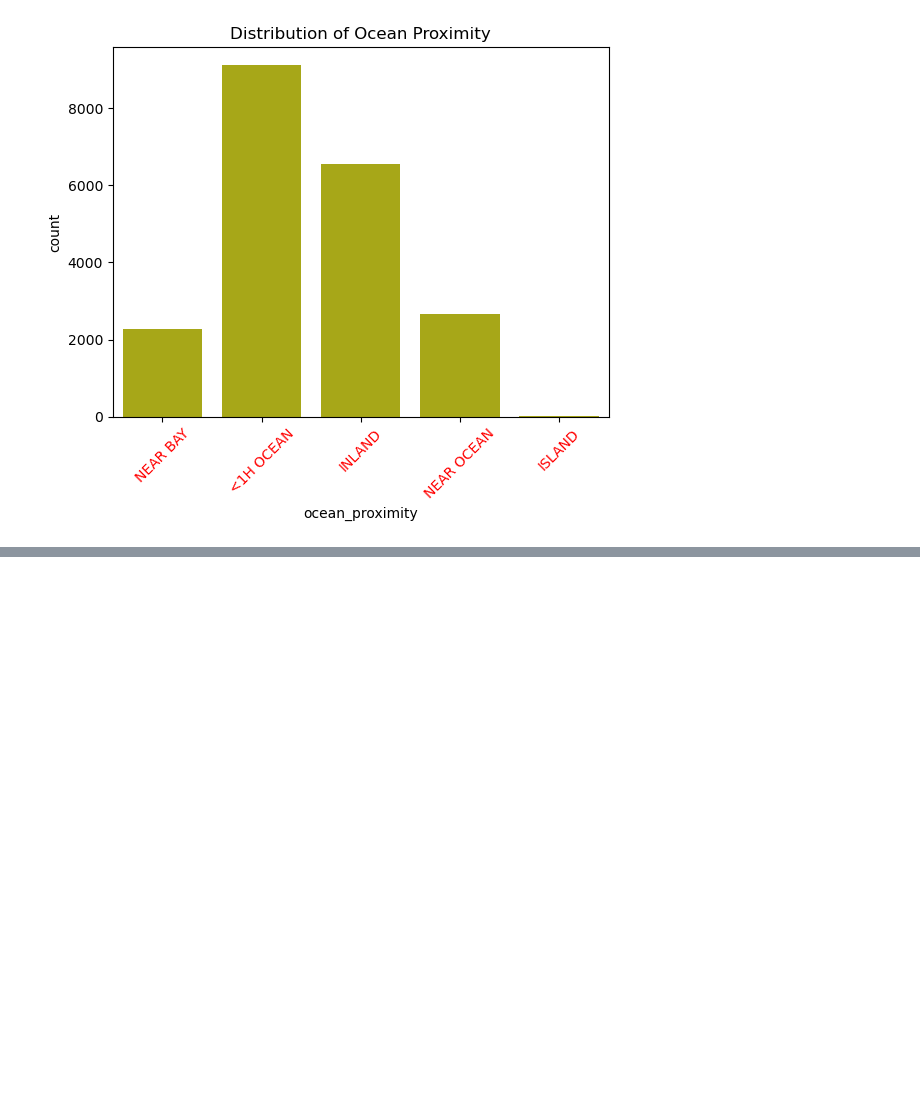
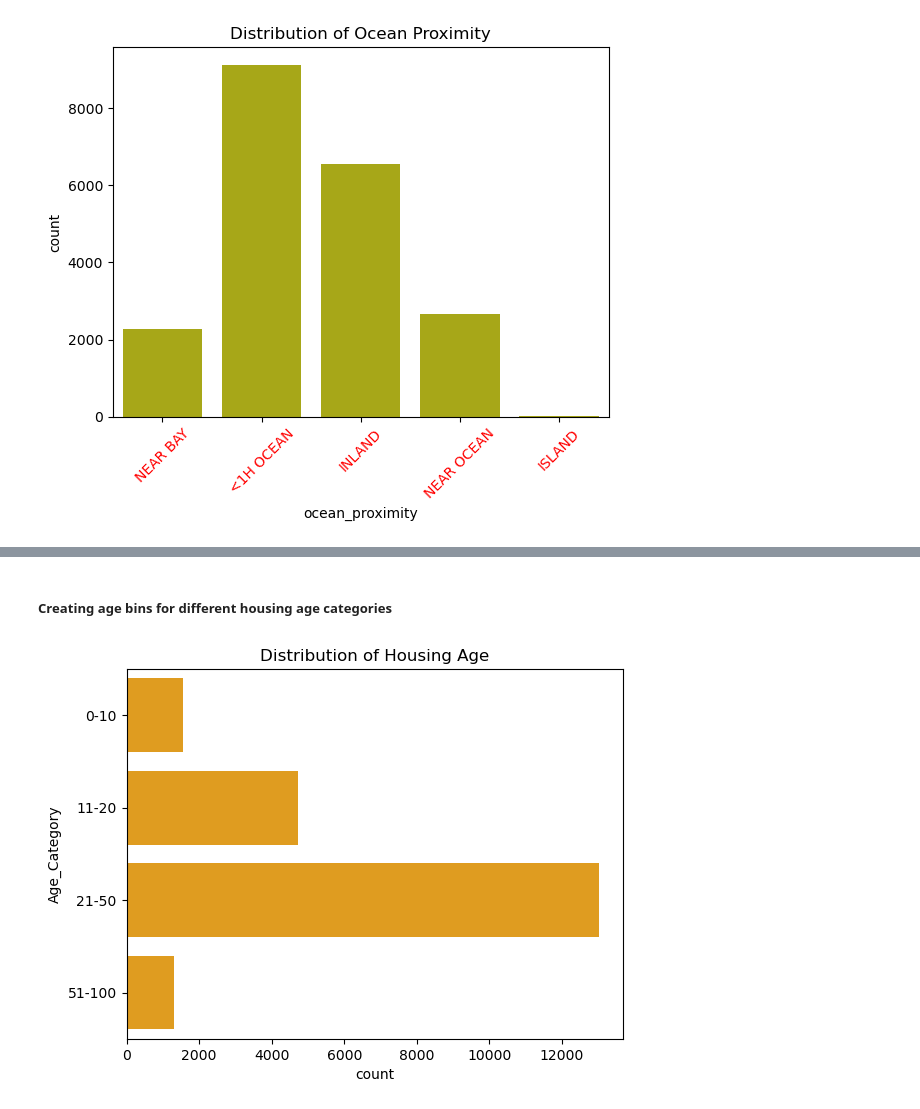
Before and after one commit to debdoot9804/House_price_prediction_ML, a Jupyter notebook: data_preprocessing.ipynb, the cells around one changed output, grey strips where cells are left out. Saved outputs shown, nothing was run; the diff lists cells and outputs as text; code cells hidden in the pictures; blank space fills up the shorter version.

```diff
--- a/data_preprocessing.ipynb
+++ b/data_preprocessing.ipynb
@@ -171,0 +196,13 @@ plt.show()
+# %% [markdown]
+##### Creating age bins for different housing age categories
+# %%
+
+bins = [0, 10, 20, 50, 100]
+labels = ['0-10', '11-20', '21-50', '51-100']
+df['Age_Category'] = pd.cut(df['housing_median_age'], bins=bins, labels=labels)
+# %%
+sns.countplot(df['Age_Category'],color='orange')
+plt.title("Distribution of Housing Age")
+plt.show()
+# %% [output]
+[figure, added]
```
Also changed, not shown: parts of 15 cells of this notebook, 1 other file.
